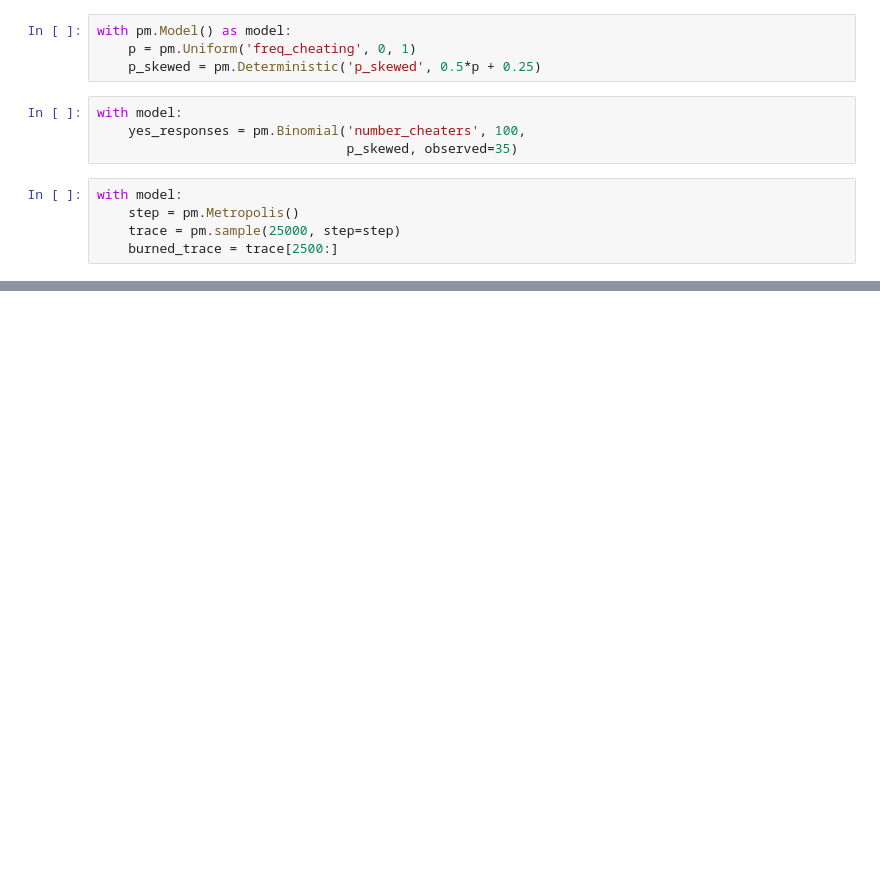
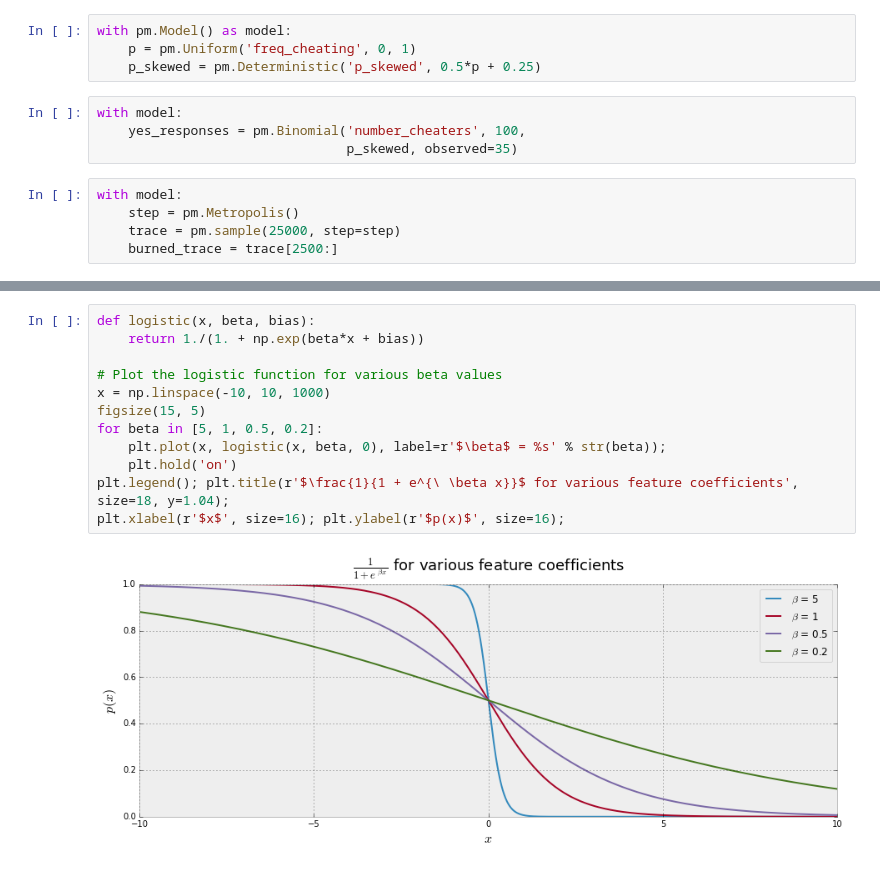
Before and after one commit to JeromeWynne/Probabilistic-Programming-and-Bayesian-Methods-for-Hackers, a Jupyter notebook: Chapter 2 - More on PyMC3.ipynb, the cells around one changed output, grey strips where cells are left out. Drawn from its saved outputs; the diff is of its cells as text; blank space fills up the shorter version.

```diff
--- a/Chapter 2 - More on PyMC3.ipynb
+++ b/Chapter 2 - More on PyMC3.ipynb
@@ -445,0 +507,14 @@ with model:
+# %%
+def logistic(x, beta, bias):
+    return 1./(1. + np.exp(beta*x + bias))
+
+# Plot the logistic function for various beta values
+x = np.linspace(-10, 10, 1000)
+figsize(15, 5)
+for beta in [5, 1, 0.5, 0.2]:
+    plt.plot(x, logistic(x, beta, 0), label=r'$\beta$ = %s' % str(beta));
+    plt.hold('on')
+plt.legend(); plt.title(r'$\frac{1}{1 + e^{\ \beta x}}$ for various feature coefficients', size=18, y=1.04);
+plt.xlabel(r'$x$', size=16); plt.ylabel(r'$p(x)$', size=16);
+# %% [output]
+[figure, added]
```
Also changed, not shown: parts of 29 cells of this notebook.
